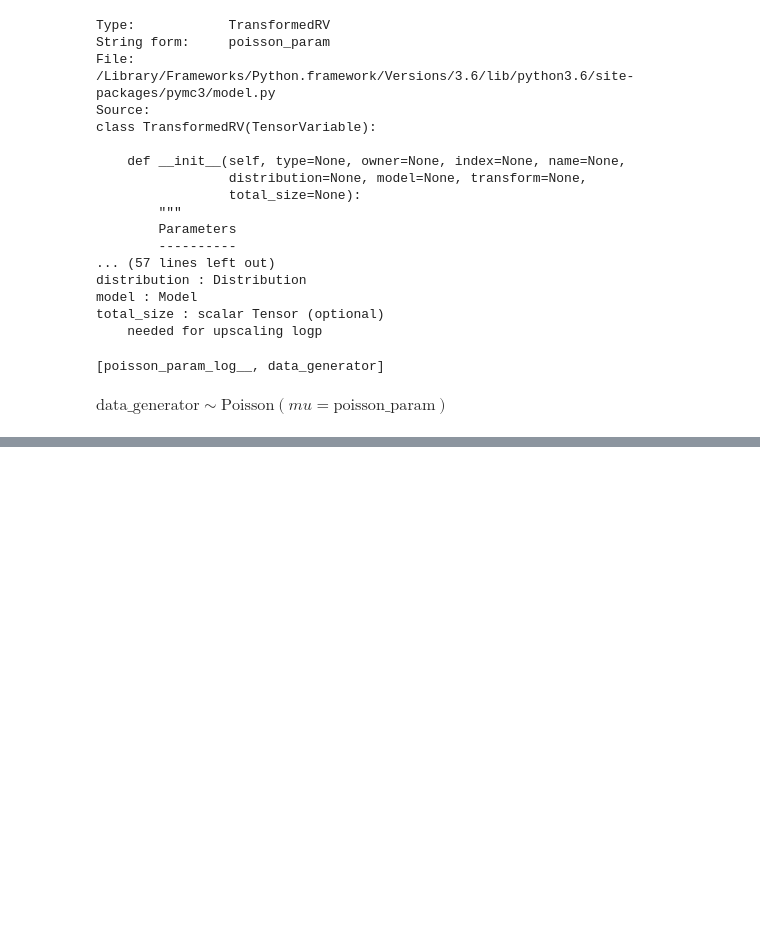
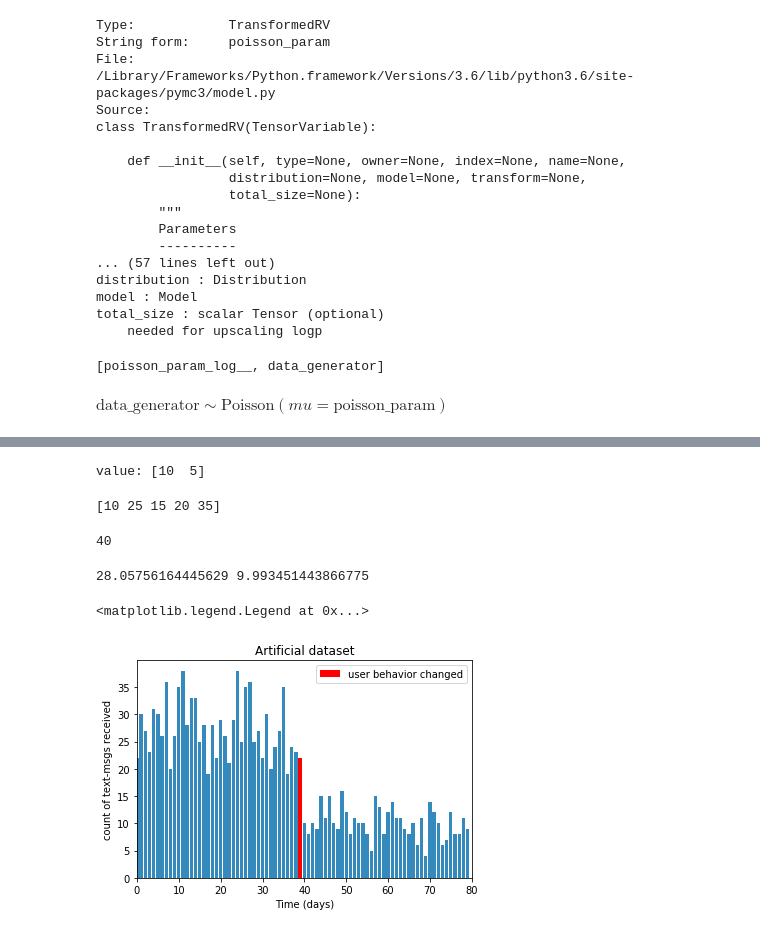
Before and after one commit to CLuiz/probabalistic_programming, a Jupyter notebook: ch2.ipynb, the cells around one changed output, grey strips where cells are left out. Drawn from its saved outputs; the diff is of its cells as text; code cells hidden in the pictures; blank space fills up the shorter version.

Commit message:
artificial dataset

```diff
--- a/ch2.ipynb
+++ b/ch2.ipynb
@@ -83,0 +97,39 @@ with pm.Model() as theano_test:
+# %%
+data = np.array([10, 5])
+with model:
+    fixed_variable = pm.Poisson("fxd", 1, observed=data)
+    print(f"value: {fixed_variable.tag.test_value}")
+# %% [output]
+value: [10  5]
+# %%
+data = np.array([10, 25, 15, 20, 35])
+with model:
+    obs = pm.Poisson("obs", lambda_, observed=data)
+    print(obs.tag.test_value)
+# %% [output]
+[10 25 15 20 35]
+# %%
+tau = np.random.randint(0, 80)
+tau
+# %% [output]
+40
+# %%
+alpha = 1/20
+lambda_1, lambda_2 = np.random.exponential(scale=1/alpha, size=2)
+print(lambda_1, lambda_2)
+# %% [output]
+28.05756164445629 9.993451443866775
+# %%
+data = np.r_[stats.poisson.rvs(mu=lambda_1, size=tau), stats.poisson.rvs(mu=lambda_2, size=80 - tau)]
+# %%
+# plot artificial dataset
+plt.bar(np.arange(80), data, color="#348ABD")
+plt.bar(tau-1, data[tau-1], color="r", label="user behavior changed")
+plt.xlabel("Time (days)")
+plt.ylabel("count of text-msgs received")
+plt.title("Artificial dataset")
+plt.xlim(0, 80),
+plt.legend()
+# %% [output]
+<matplotlib.legend.Legend at 0x...>
+[figure, added]
```
Also changed, not shown: parts of 5 cells of this notebook.
